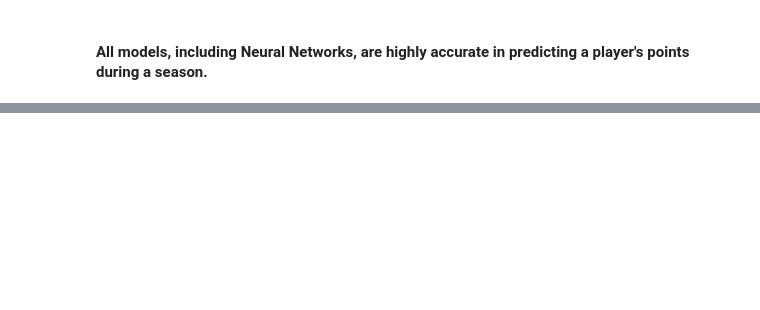
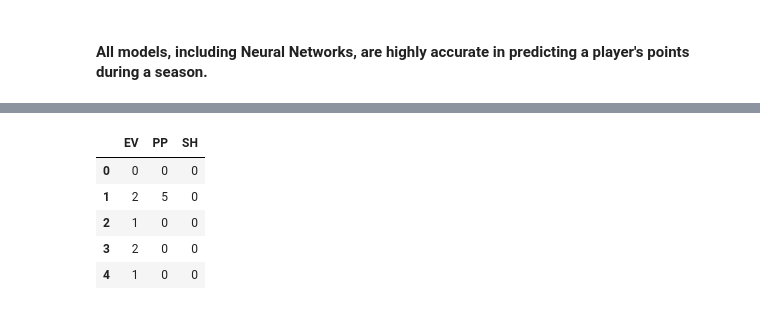
Before and after one commit to knwright/Hard_Refresh, a Jupyter notebook: NHL_Performance_Predictions.ipynb, the cells around one changed output, grey strips where cells are left out. Cells and saved outputs as stored; diff of their text form; code cells hidden in the pictures; blank space fills up the shorter version.

```diff
--- a/NHL_Performance_Predictions.ipynb
+++ b/NHL_Performance_Predictions.ipynb
@@ -1056,3 +1056,9 @@ nn
 #INSERT LINEAR REGRESSION MODELING HERE!#
 
 ########################################
+# %%
+# Prepare data for regression
+
+lineardf = player.drop(columns = ['Player', 'Tm', 'Pos', 'ATOI'])
+finaldf = lineardf.dropna()
+finaldf.head()
@@ -1058,0 +1088,15 @@ nn
+# %%
+# Fit the model to the training data and calculate the scores for the training and testing data
+
+model = LinearRegression()
+
+model.fit(X_train, y_train)
+pred_lrm = model.predict(X_test)
+X.head(5)
+# %% [output]
+|  | EV | PP | SH |
+| 0 | 0 | 0 | 0 |
+| 1 | 2 | 5 | 0 |
+| 2 | 1 | 0 | 0 |
+| 3 | 2 | 0 | 0 |
+| 4 | 1 | 0 | 0 |
```
Also changed, not shown: parts of 16 cells of this notebook.
